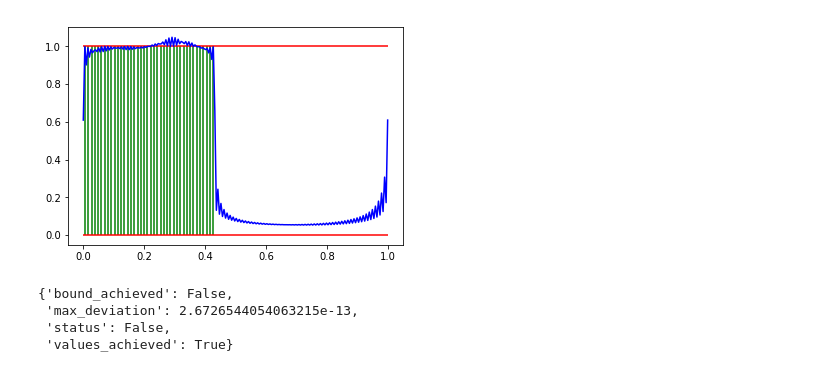
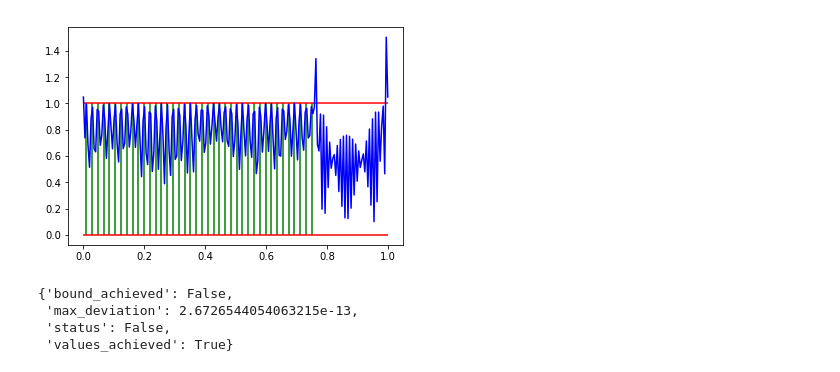
Before and after one commit to eonaran/sr_multisignals, a Jupyter notebook: Many Sample Dual Certificates.ipynb, the cells around one changed output. Cells and saved outputs as stored; diff of their text form; code cells hidden in the pictures.

```diff
--- a/Many Sample Dual Certificates.ipynb
+++ b/Many Sample Dual Certificates.ipynb
@@ -14,9 +14,9 @@ reload(dual_certificates)
 reload(trig_poly)
 
 N = 40
-m = 20
+m = 4
 fc = 50
-min_separation = 0.54 / fc
+min_separation = 0.95 / fc
 
 kernel = trig_poly.TrigPoly.dirichlet(fc)
 
@@ -24,13 +24,15 @@ support = test_data.jittered_supports(N, min_separation=min_separation)
 sign_pattern = test_data.uniform_sign_pattern_multidim(N, m)
 
 # interpolator_1 = dual_certificates.interpolate_multidim(support, sign_pattern, kernel)
+# interpolator2 is min L2 norm solution while interpolator3 forces gradient to 0
 interpolator_2 = dual_certificates.interpolate_multidim_with_derivative(support, sign_pattern, kernel)
+interpolator_3 = dual_certificates.interpolate_multidim_0Grad(support, sign_pattern, kernel)
 # %%
-plt_util.plot_trig_poly_magnitude(interpolator_2)
+plt_util.plot_trig_poly_magnitude(interpolator_3)
 plt_util.plot_support_magnitude_lines(support)
 plt_util.plot_magnitude_bounds()
 # %% [output]
-[figure, old version]
+[figure, new version]
 # %%
 dual_certificates.validate(support, sign_pattern, interpolator_2)
 # %% [output]
```
Also changed, not shown: 1 other file.
